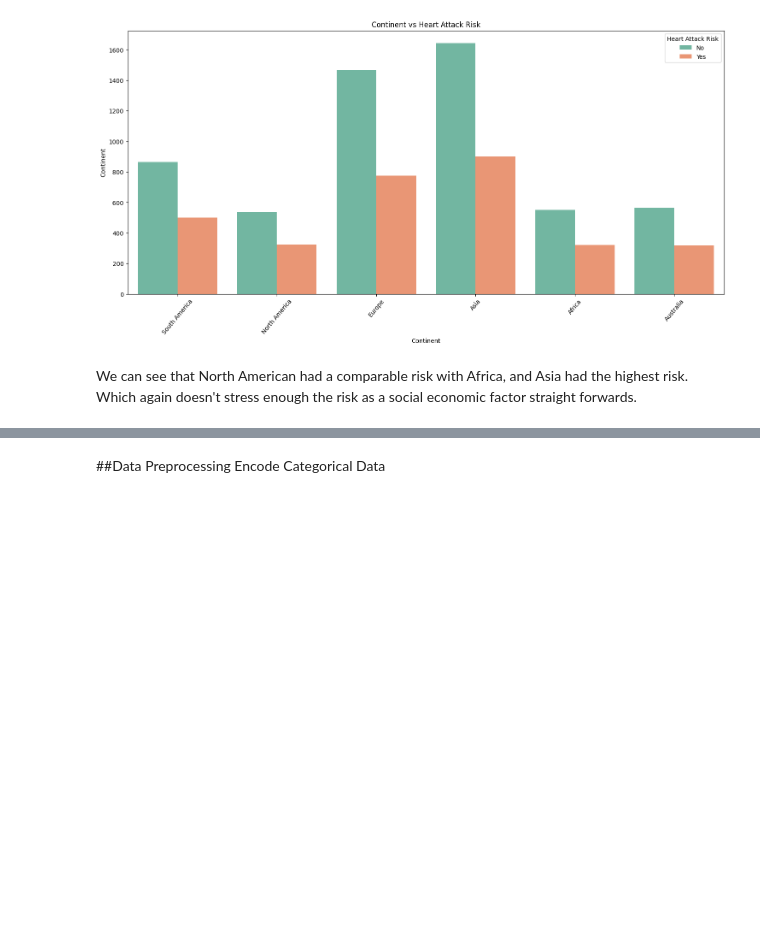
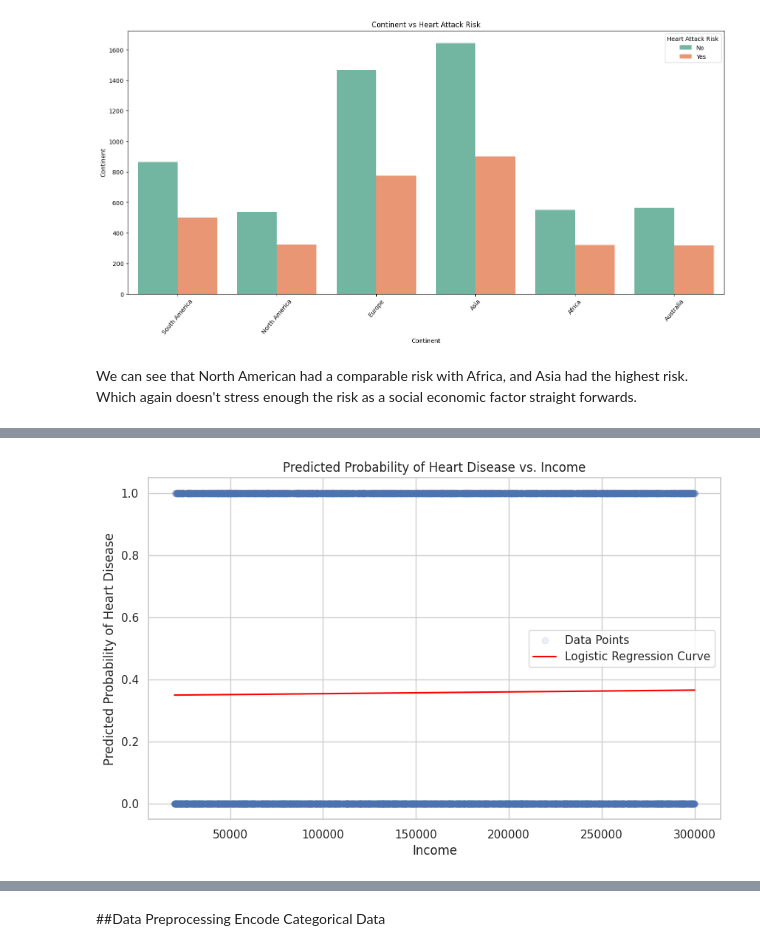
Before and after one commit to uginm102/MCSC-MUK, a Jupyter notebook: MCS7227 Data Analytics and Visualization/MCS_7227_Data_Analytics_and_Visualization.ipynb, the cells around one changed output, grey strips where cells are left out. Saved outputs shown, nothing was run; the diff lists cells and outputs as text; code cells hidden in the pictures; blank space fills up the shorter version.

```diff
--- a/MCS7227 Data Analytics and Visualization/MCS_7227_Data_Analytics_and_Visualization.ipynb
+++ b/MCS7227 Data Analytics and Visualization/MCS_7227_Data_Analytics_and_Visualization.ipynb
@@ -368,0 +427,22 @@ We can see that North American had a comparable risk with Africa, and Asia had t
+# %%
+# 4. Logistic Regression Curve
+# Fit logistic regression model
+X = income.values.reshape(-1, 1)
+y = risk.values
+log_reg = LogisticRegression()
+log_reg.fit(X, y)
+
+# Generate points for smooth curve
+X_smooth = np.linspace(X.min(), X.max(), 300).reshape(-1, 1)
+y_smooth = log_reg.predict_proba(X_smooth)[:, 1]
+
+plt.figure(figsize=(10, 6))
+plt.scatter(X, y, alpha=0.1, label='Data Points')
+plt.plot(X_smooth, y_smooth, color='red', label='Logistic Regression Curve')
+plt.title('Predicted Probability of Heart Disease vs. Income')
+plt.xlabel('Income')
+plt.ylabel('Predicted Probability of Heart Disease')
+plt.legend()
+plt.show()
+# %% [output]
+[figure, added]
```
Also changed, not shown: parts of 9 cells of this notebook.
